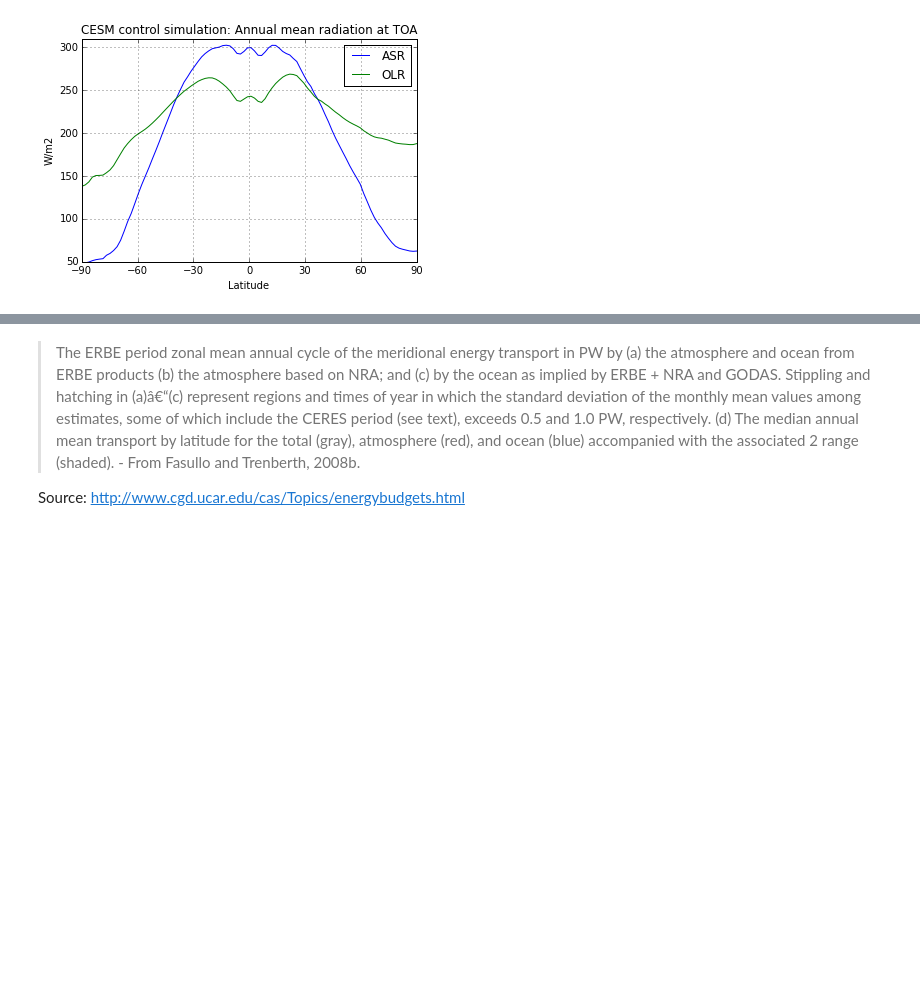
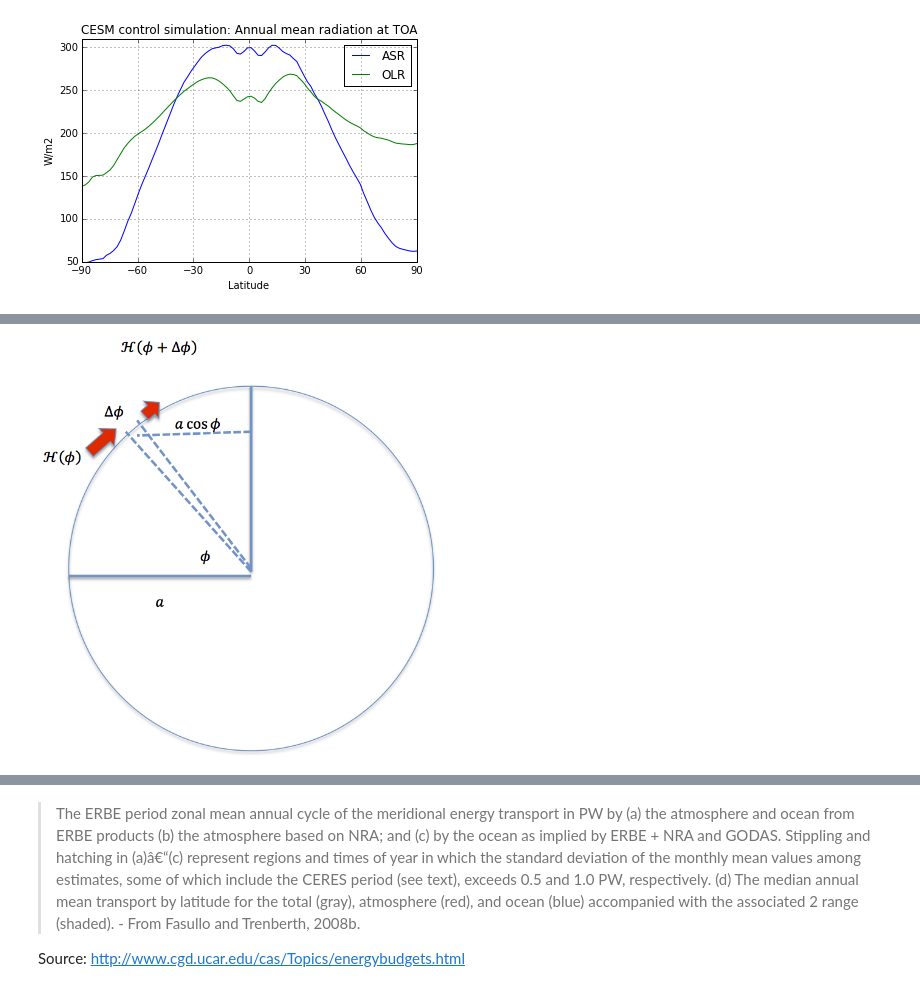
Before and after one commit to brian-rose/ClimateModeling_courseware, a Jupyter notebook: Lectures/Lecture13 -- Heat transport.ipynb, the cells around one changed output, grey strips where cells are left out. Drawn from its saved outputs; the diff is of its cells as text; code cells hidden in the pictures; blank space fills up the shorter version.

```diff
--- a/Lectures/Lecture13 -- Heat transport.ipynb
+++ b/Lectures/Lecture13 -- Heat transport.ipynb
@@ -305,0 +316,5 @@ ax.grid()
+# %%
+from IPython.display import Image
+Image('../images/ZonalEnergyBudget_sketch.png', width=400)
+# %% [output]
+[figure, added]
```
Also changed, not shown: parts of 53 cells of this notebook, 1 other file.
